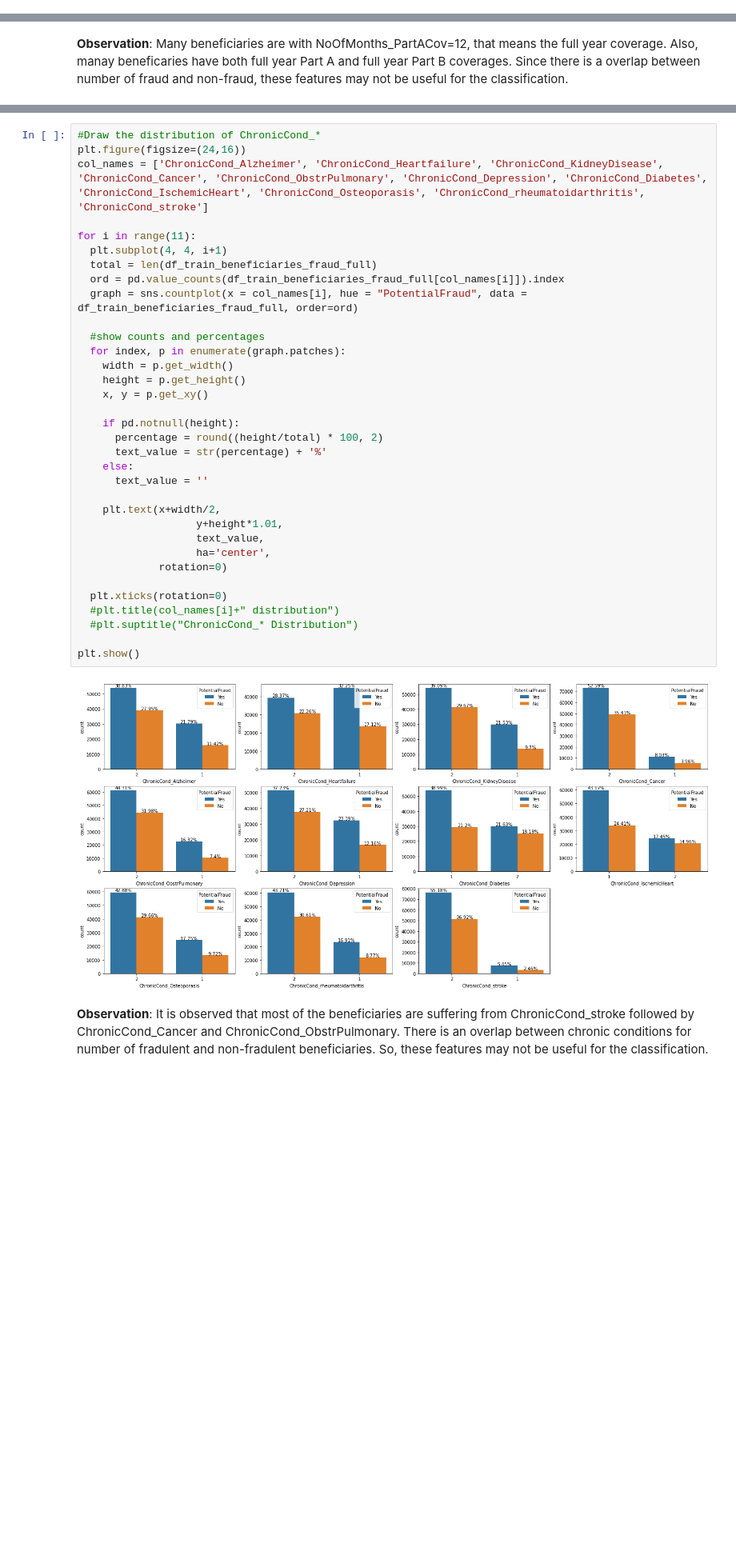
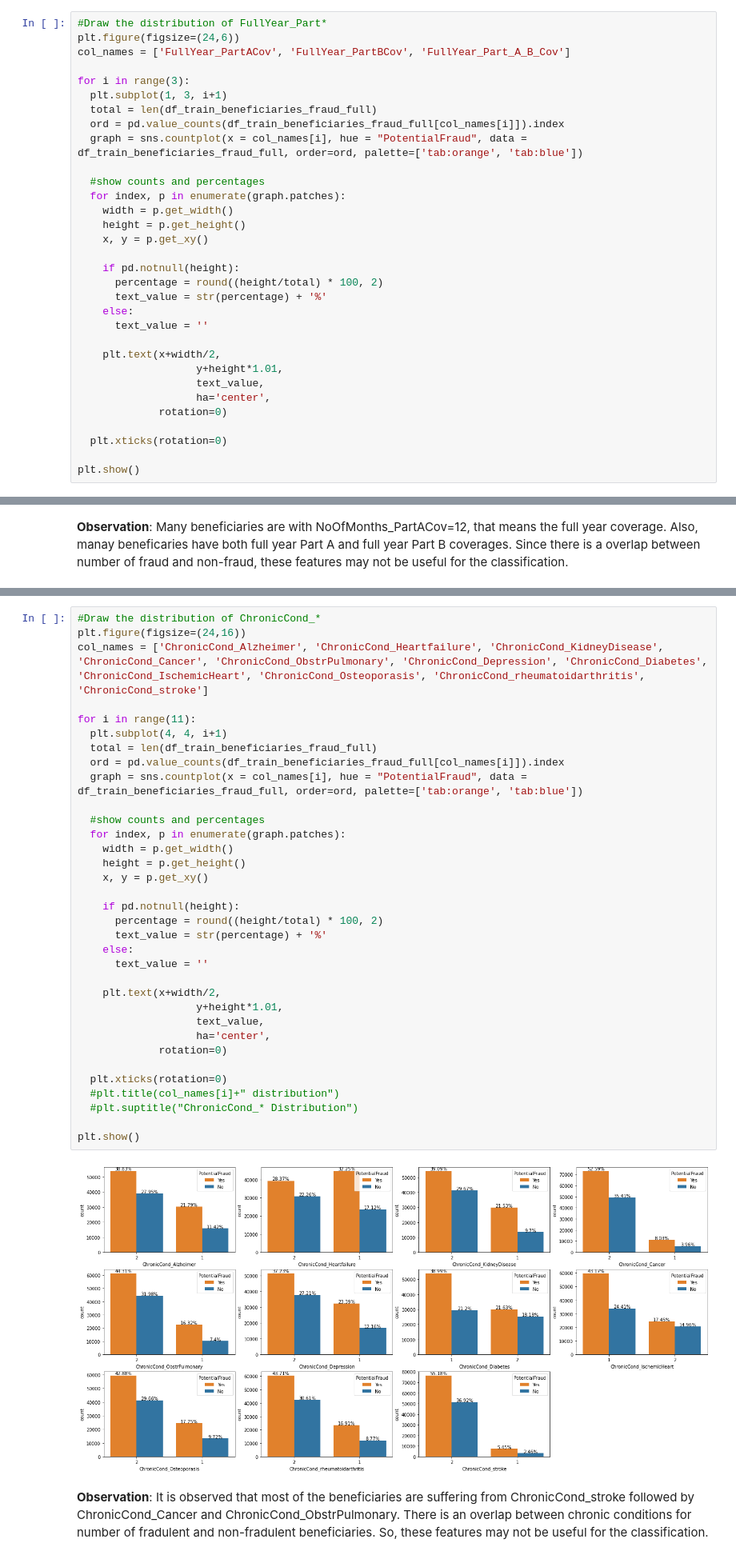
Before and after one commit to NaveenVuppula/Healthcare-Provider-Fraud-Detection-Analysis, a Jupyter notebook: Healthcare_Provider_Fraud_Detection_Analysis.ipynb, the cells around one changed output, grey strips where cells are left out. Shown at 80% size. Cells and saved outputs as stored; diff of their text form; blank space fills up the shorter version.

```diff
--- a/Healthcare_Provider_Fraud_Detection_Analysis.ipynb
+++ b/Healthcare_Provider_Fraud_Detection_Analysis.ipynb
@@ -1104,0 +1014,32 @@ display_barplot_per_class(df_train_beneficiaries_fraud_full, 'FullYear_Part_A_B_
+# %%
+#Draw the distribution of FullYear_Part*
+plt.figure(figsize=(24,6))
+col_names = ['FullYear_PartACov', 'FullYear_PartBCov', 'FullYear_Part_A_B_Cov']
+
+for i in range(3):
+  plt.subplot(1, 3, i+1)
+  total = len(df_train_beneficiaries_fraud_full)
+  ord = pd.value_counts(df_train_beneficiaries_fraud_full[col_names[i]]).index
+  graph = sns.countplot(x = col_names[i], hue = "PotentialFraud", data = df_train_beneficiaries_fraud_full, order=ord, palette=['tab:orange', 'tab:blue'])
+
+  #show counts and percentages
+  for index, p in enumerate(graph.patches):
+    width = p.get_width()
+    height = p.get_height()
+    x, y = p.get_xy()
+
+    if pd.notnull(height):
+      percentage = round((height/total) * 100, 2)
+      text_value = str(percentage) + '%'
+    else:
+      text_value = ''
+
+    plt.text(x+width/2,
+			       y+height*1.01,
+			       text_value,
+			       ha='center',
+             rotation=0)
+
+  plt.xticks(rotation=0)
+
+plt.show()
@@ -1113,35 +1056,35 @@ col_names = ['ChronicCond_Alzheimer', 'ChronicCond_Heartfailure', 'ChronicCond_K
 
 for i in range(11):
   plt.subplot(4, 4, i+1)
   total = len(df_train_beneficiaries_fraud_full)
   ord = pd.value_counts(df_train_beneficiaries_fraud_full[col_names[i]]).index
-  graph = sns.countplot(x = col_names[i], hue = "PotentialFraud", data = df_train_beneficiaries_fraud_full, order=ord)
+  graph = sns.countplot(x = col_names[i], hue = "PotentialFraud", data = df_train_beneficiaries_fraud_full, order=ord, palette=['tab:orange', 'tab:blue'])
 
   #show counts and percentages
   for index, p in enumerate(graph.patches):
     width = p.get_width()
     height = p.get_height()
     x, y = p.get_xy()
 
     if pd.notnull(height):
       percentage = round((height/total) * 100, 2)
       text_value = str(percentage) + '%'
     else:
       text_value = ''
 
     plt.text(x+width/2,
 			       y+height*1.01,
 			       text_value,
 			       ha='center',
              rotation=0)
 
   plt.xticks(rotation=0)
   #plt.title(col_names[i]+" distribution")
   #plt.suptitle("ChronicCond_* Distribution")
 
 plt.show()
 # %% [output]
-[figure, old version]
+[figure, new version]
 # %% [markdown]
 **Observation**: It is observed that most of the beneficiaries are suffering from ChronicCond_stroke followed by ChronicCond_Cancer and ChronicCond_ObstrPulmonary. There is an overlap between chronic conditions for number of fradulent and non-fradulent beneficiaries. So, these features may not be useful for the classification.
 # %%
```
Also changed, not shown: parts of 212 cells of this notebook.
